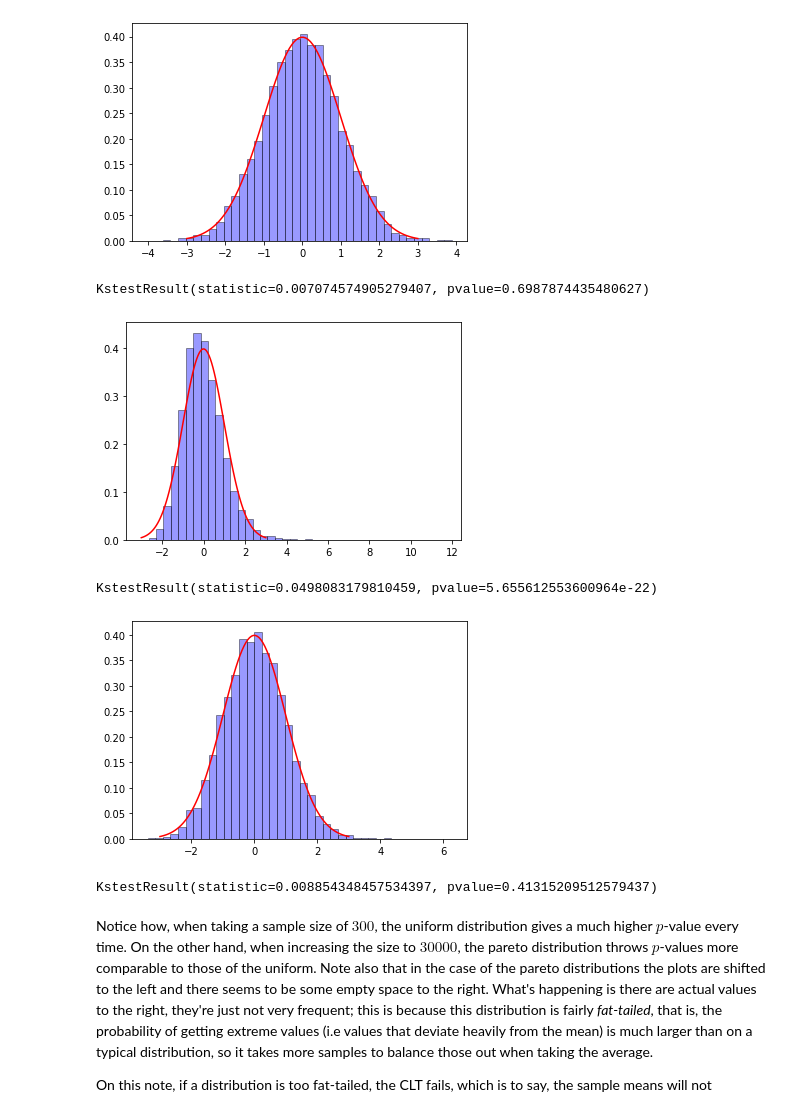
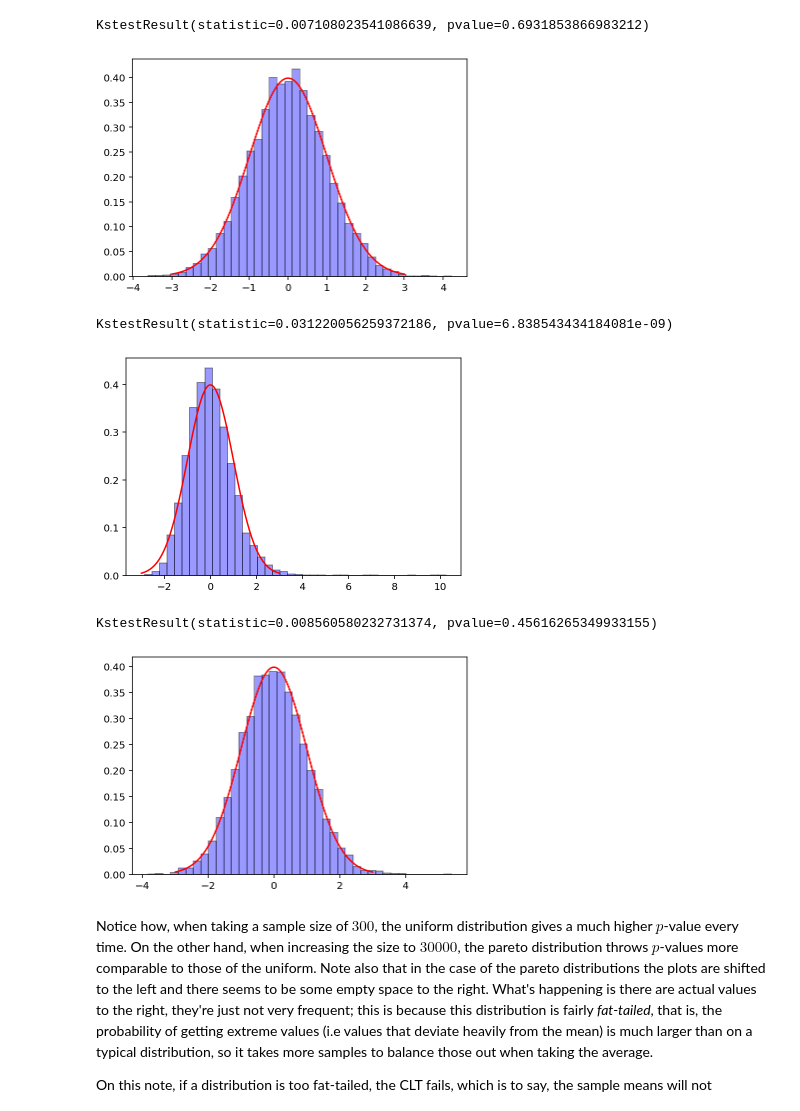
Before and after one commit to lambdaclass/data_etudes, a Jupyter notebook: CLT.ipynb, the cells around one changed output. Saved outputs shown, nothing was run; the diff lists cells and outputs as text; code cells hidden in the pictures.

```diff
--- a/CLT.ipynb
+++ b/CLT.ipynb
@@ -5,19 +16,13 @@ Informally, the theorem states that if we take random samples of a certain distr
 
 The most common example of the CLT in action is when considering a binomial distribution. Say we flip a coin $n$ number of times and we count the number of heads obtained; we can think of this as the sum of $n$ independent random variables $X_i$ with a Bernoulli distribution, $X_i \sim Be(1/2)$ (assuming the coin is fair). Then the CLT tells us that as $n$ gets big, we can approximate the number of heads $S_n = X_1 + \dots + X_n$ by a normal distribution with mean $n/2$ and standard deviation $\sqrt{n/4}$. Let's see this in a simulation.
 # %%
-import numpy as np
-import matplotlib.pyplot as plt
-import scipy.stats as stats
-import math
-import seaborn as sns
 iterations = 200000
-
 samples = 300
 result = np.empty(iterations)
 result_normalized = np.empty(iterations)
 for i in range(iterations):
     result[i] = (np.random.binomial(samples,0.5))
-    result_normalized[i] = ((np.random.binomial(samples,0.5)-samples/2)/(math.sqrt(samples/4)))
+    result_normalized[i] = ((result[i]-samples/2)/(math.sqrt(samples/4)))
 
 mu = samples/2
 variance = samples/4
@@ -28,22 +33,13 @@ plt.plot(x, stats.norm.pdf(x, mu, sigma),color='red')
 sns.distplot(result, hist=True, kde=False,
              bins=40, color = 'blue',
              hist_kws={'edgecolor':'black'},norm_hist=True)
-
 plt.show()
-
 sns.distplot(result_normalized,
              hist_kws=None,
              kde_kws=dict(cumulative=True),
              hist=False,
             color='blue')
-
-sns.distplot(stats.norm.rvs(0,1,500),
-            hist=False,
-            kde_kws=dict(cumulative=True),
-            color='red')
-
-#y=np.linspace(-3,3,100)
-#plt.plot(y,stats.norm.cdf(y,0,1),color='red')
-
+y=np.linspace(-4,4,100)
+plt.plot(y,stats.norm.cdf(y,0,1),':',color='red')
 plt.show()
 # %% [output]
@@ -90,23 +91,16 @@ for i in range(iterations):
     a = np.random.uniform(0,1,samples)
     result[i] = ((math.sqrt(samples) * (np.mean(a) - 0.5))/(math.sqrt((1/12))))
 
-
-mu = 0
-variance = 1
-sigma = math.sqrt(variance)
-x = np.linspace(mu - 3*sigma, mu + 3*sigma, 100)
+x = np.linspace(-3, 3, 100)
 plt.plot(x, stats.norm.pdf(x, mu, sigma),color='red')
-
 
 sns.distplot(result, hist=True, kde=False,
              bins=40, color = 'blue',
              hist_kws={'edgecolor':'black'},norm_hist=True)
-
-plt.show()
 print(stats.kstest(result,'norm'))
 # %% [output]
+KstestResult(statistic=0.007108023541086639, pvalue=0.6931853866983212)
-[figure, old version]
+[figure, new version]
-KstestResult(statistic=0.007074574905279407, pvalue=0.6987874435480627)
 # %%
 #Calculation of the K-S test for the sample mean of a pareto type II distribution (sometimes referred to
 #as Lomax) with parameters alpha=3 and lambda=1, n=300.
@@ -117,47 +111,37 @@ for i in range(iterations):
     a = np.random.pareto(3,samples)
     result[i] = ((math.sqrt(samples) * (np.mean(a)-(1/2)))/(math.sqrt(0.75)))
 
-mu = 0
-variance = 1
-sigma = math.sqrt(variance)
-x = np.linspace(mu - 3*sigma, mu + 3*sigma, 100)
+x = np.linspace(-3, 3, 100)
 plt.plot(x, stats.norm.pdf(x, mu, sigma),color='red')
 
 sns.distplot(result, hist=True, kde=False,
              bins=40, color = 'blue',
              hist_kws={'edgecolor':'black'},norm_hist=True)
 
-plt.show()
-
 print(stats.kstest(result,'norm'))
 # %% [output]
+KstestResult(statistic=0.031220056259372186, pvalue=6.838543434184081e-09)
-[figure, old version]
+[figure, new version]
-KstestResult(statistic=0.0498083179810459, pvalue=5.655612553600964e-22)
 # %%
 #Calculation of the K-S test as before but with n=30000.
 iterations = 10000
 result = np.empty(iterations)
 samples = 30000
 for i in range(iterations):
     a = np.random.pareto(3,samples)
     result[i] = ((math.sqrt(samples) * (np.mean(a)-(1/2)))/(math.sqrt(0.75)))
 
-mu = 0
-variance = 1
-sigma = math.sqrt(variance)
-x = np.linspace(mu - 3*sigma, mu + 3*sigma, 100)
+x = np.linspace(-3, 3, 100)
 plt.plot(x, stats.norm.pdf(x, mu, sigma),color='red')
 
 sns.distplot(result, hist=True, kde=False,
              bins=40, color = 'blue',
              hist_kws={'edgecolor':'black'},norm_hist=True)
 
-plt.show()
-
 print(stats.kstest(result,'norm'))
 # %% [output]
+KstestResult(statistic=0.008560580232731374, pvalue=0.45616265349933155)
-[figure, old version]
+[figure, new version]
-KstestResult(statistic=0.008854348457534397, pvalue=0.41315209512579437)
 # %% [markdown]
 Notice how, when taking a sample size of $300$, the uniform distribution gives a much higher $p$-value every time. On the other hand, when increasing the size to $30000$, the pareto distribution throws $p$-values more comparable to those of the uniform. Note also that in the case of the pareto distributions the plots are shifted to the left and there seems to be some empty space to the right. What's happening is there are actual values to the right, they're just not very frequent; this is because this distribution is fairly *fat-tailed*, that is, the probability of getting extreme values (i.e values that deviate heavily from the mean) is much larger than on a typical distribution, so it takes more samples to balance those out when taking the average.
 
```
Also changed, not shown: parts of 10 cells of this notebook.
